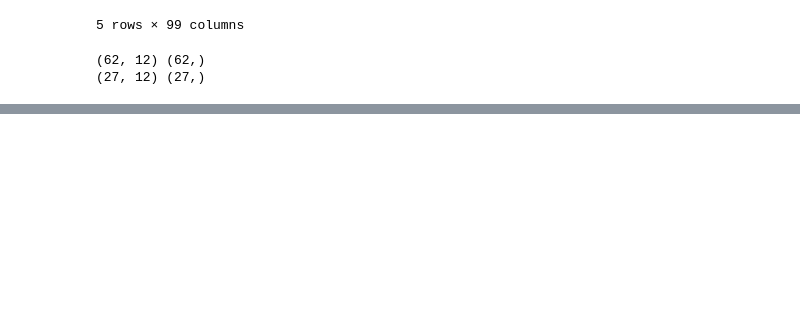
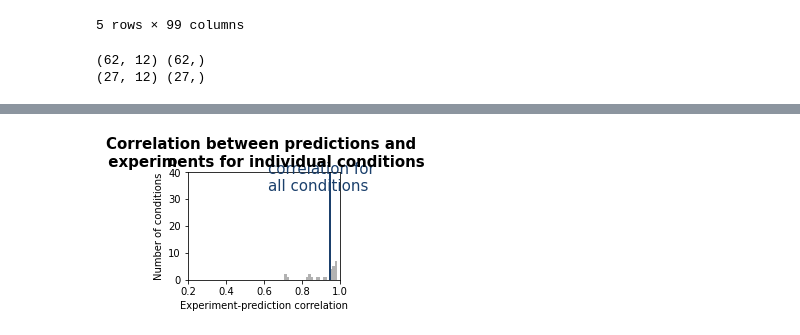
Before and after one commit to yumengyang/COVID-19-spread-trend, a Jupyter notebook: LM_Logistic_Model.ipynb, the cells around one changed output, grey strips where cells are left out. Drawn from its saved outputs; the diff is of its cells as text; code cells hidden in the pictures; blank space fills up the shorter version.

```diff
--- a/LM_Logistic_Model.ipynb
+++ b/LM_Logistic_Model.ipynb
@@ -59 +122,23 @@ y_pred = lm.predict(X_test)
+# %%
+# Mimic figure 2d
+
+ax = plt.subplot2grid((14, 2), (7, 1), rowspan=8)
+x_all = y_test.values
+y_all = df2
+rs = [np.corrcoef(x_all[i], y_all[i])[0][1] for i in range(y_test.shape[0])]
+plt.hist(rs, bins = 22, color = 'grey', alpha = 0.6, rwidth=0.93)
+plt.axvline(x = r, linewidth=2, label = 'Median', color="#1B406C")
+plt.xlabel('Experiment-prediction correlation')
+plt.ylabel('Number of conditions')
+plt.xticks([0.2,0.4,0.6,0.8,1.0])
+plt.yticks([0,10,20,30,40])
+plt.text(0.62,33,"correlation for \nall conditions", color="#1B406C",
+        size = 15)
+plt.title("Correlation between predictions and \n experiments for individual conditions",
+          weight='bold', size=15)
+plt.text(-0.13,1.06,'D', weight='bold',transform=ax.transAxes)
+
+plt.tight_layout()
+# %% [output]
+[figure, added]
 # %% [markdown]
```
Also changed, not shown: parts of 9 cells of this notebook.
